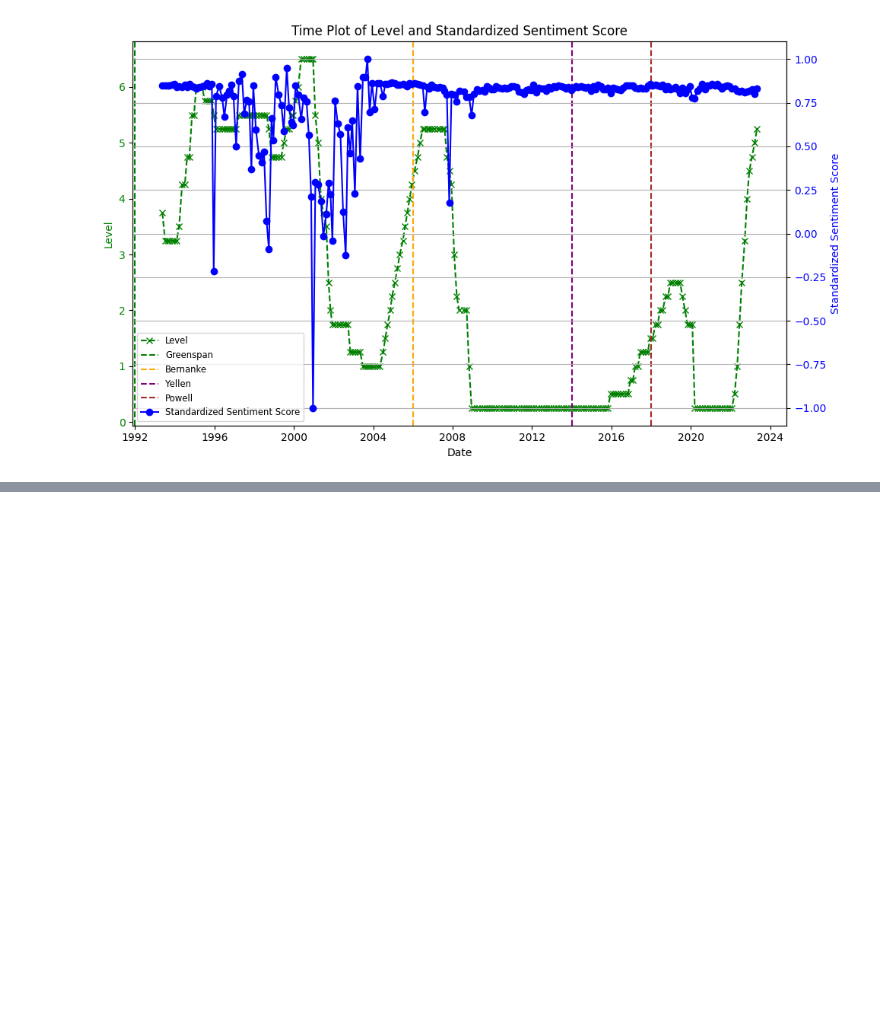
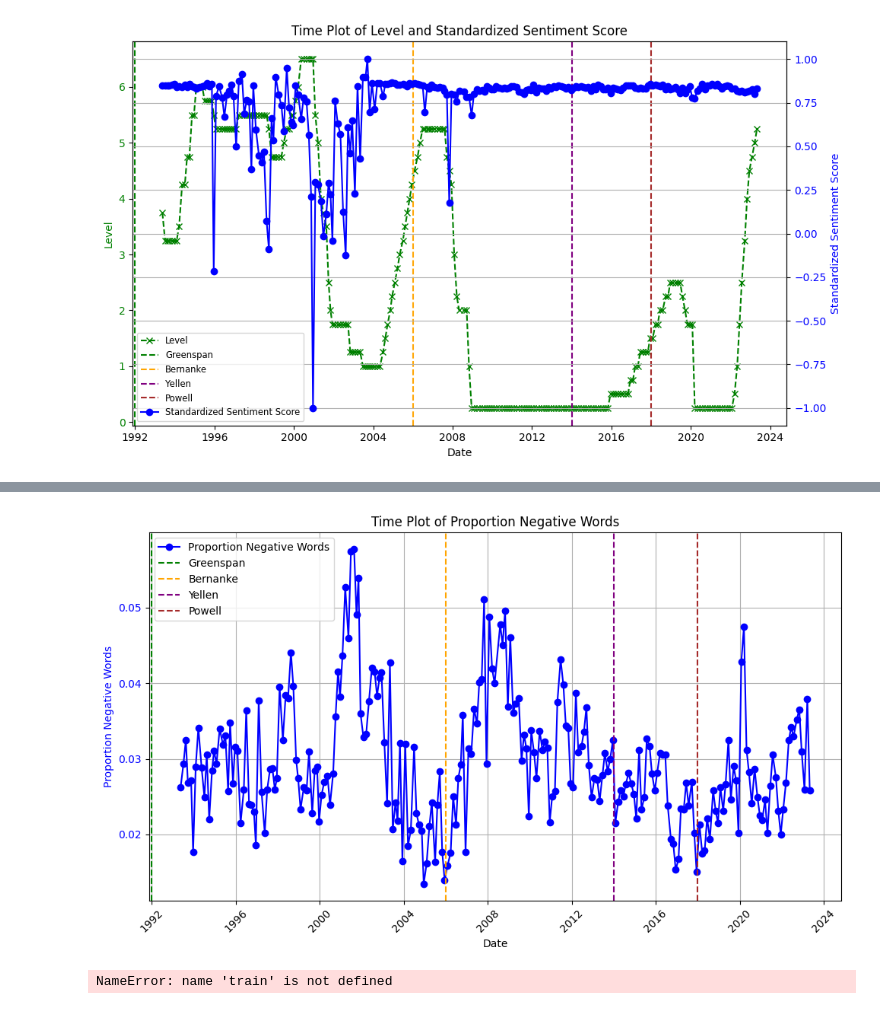
Before and after one commit to abactat/FOMC_Sentiment_Analysis, a Jupyter notebook: notebooks/Model Risk, Bias, Ethics.ipynb, the cells around one changed output, grey strips where cells are left out. Saved outputs shown, nothing was run; the diff lists cells and outputs as text; code cells hidden in the pictures; blank space fills up the shorter version.

```diff
--- a/notebooks/Model Risk, Bias, Ethics.ipynb
+++ b/notebooks/Model Risk, Bias, Ethics.ipynb
@@ -163,0 +219,52 @@ NameError: name 'X_train' is not defined
+# %%
+# Ensure that the 'Date' column is in datetime format
+dataset_adjusted['Date'] = pd.to_datetime(dataset_adjusted['Date'])
+
+# Sort the DataFrame by 'Date'
+dataset_adjusted = dataset_adjusted.sort_values('Date')
+
+# Create a figure and a set of subplots
+fig, ax = plt.subplots(figsize=(10, 6))
+
+# Creating the y-axis for 'Proportion Negative Words'
+ax.set_xlabel('Date')
+ax.set_ylabel('Proportion Negative Words', color='blue')
+ax.plot(dataset_adjusted['Date'], dataset_adjusted['Proportion Negative Words'], color='blue', marker='o', label='Proportion Negative Words')
+ax.tick_params(axis='y', labelcolor='blue')
+
+# Adding vertical lines at the specified years
+ax.axvline(pd.Timestamp('1992-01-01'), color='green', linestyle='--', label='Greenspan')
+ax.axvline(pd.Timestamp('2006-01-01'), color='orange', linestyle='--', label='Bernanke')
+ax.axvline(pd.Timestamp('2014-01-01'), color='purple', linestyle='--', label='Yellen')
+ax.axvline(pd.Timestamp('2018-01-01'), color='brown', linestyle='--', label='Powell')
+
+# Adding a legend
+ax.legend(loc='upper left')
+
+# Adding a title and grid
+plt.title('Time Plot of Proportion Negative Words')
+plt.xticks(rotation=45)
+plt.grid(True)
+plt.tight_layout()
+
+# Show the plot
+plt.show()
+# %% [output]
+[figure, added]
+# %%
+# Perform the ANOVA test
+anova_result = stats.f_oneway(X_train['Proportion Negative Words'], X_valid['Proportion Negative Words'], X_test['Proportion Negative Words'])
+
+# Print the ANOVA result
+print("ANOVA Result:")
+print("F-statistic:", anova_result.statistic)
+print("p-value:", anova_result.pvalue)
+
+# Interpret the p-value
+alpha = 0.05
+if anova_result.pvalue < alpha:
+    print("Reject null hypothesis: There are significant differences between groups.")
+else:
+    print("Fail to reject null hypothesis: Differences between groups are not significant.")
+# %% [output]
+NameError: name 'train' is not defined
```
Also changed, not shown: parts of 3 cells of this notebook, 6 other files.
